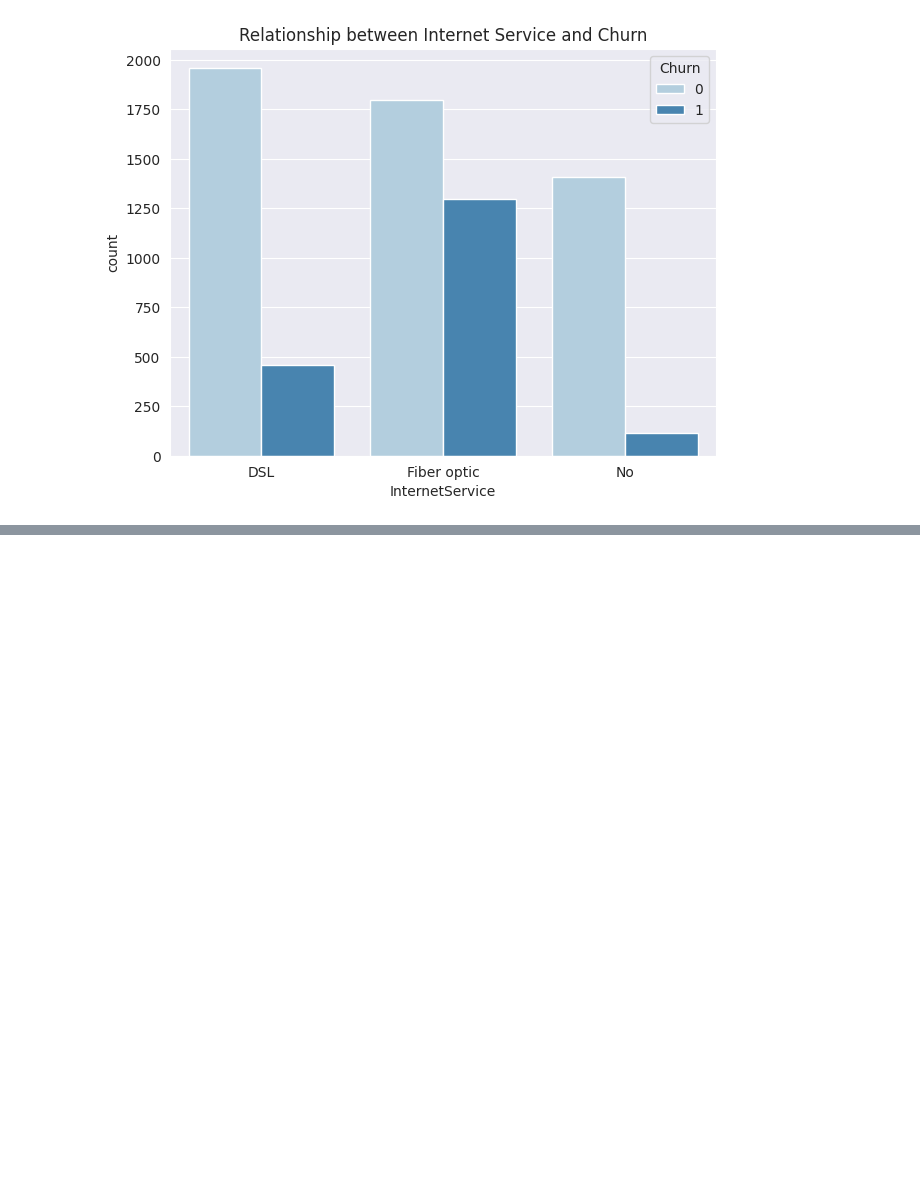
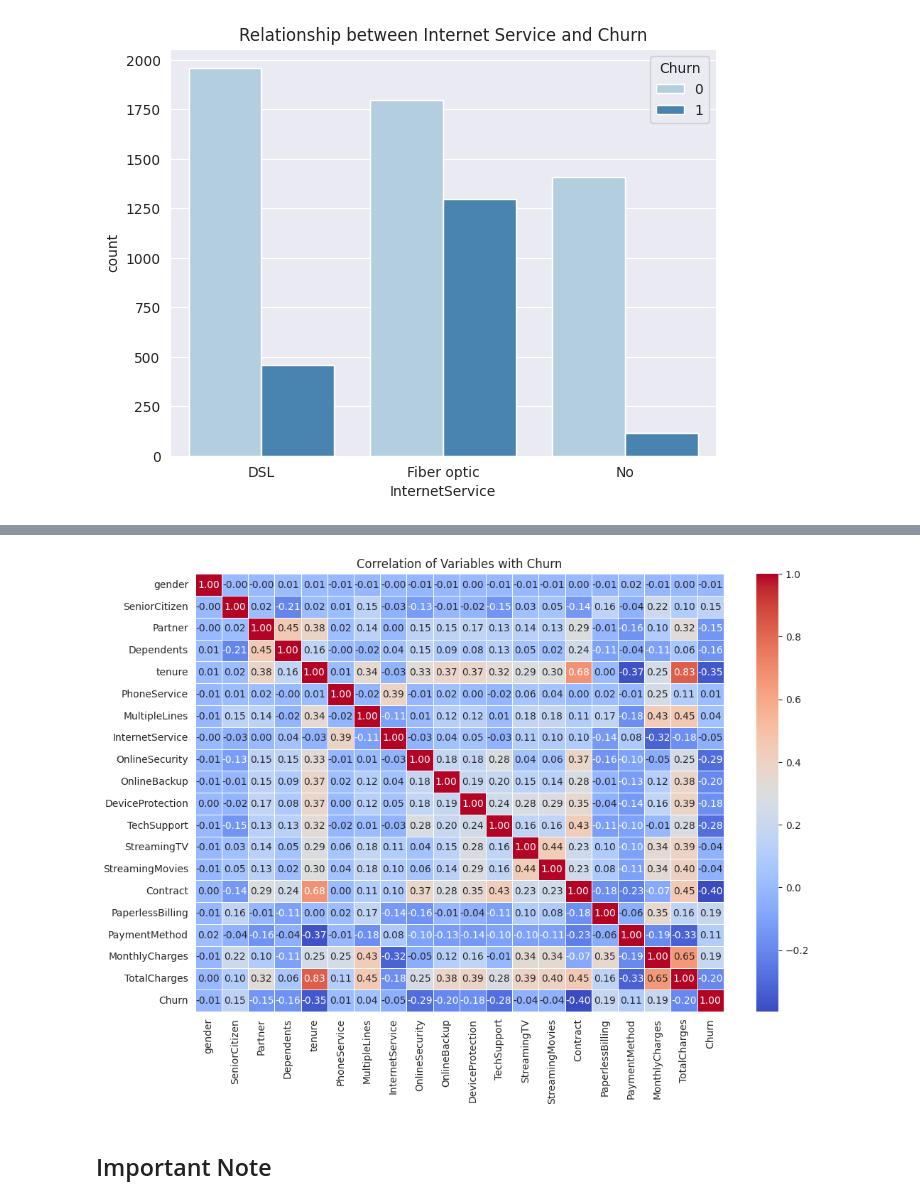
Before and after one commit to slickHnaa/Career_Accelerator_LP3-Classifcation, a Jupyter notebook: 01_Churn.ipynb, the cells around one changed output, grey strips where cells are left out. Drawn from its saved outputs; the diff is of its cells as text; code cells hidden in the pictures; blank space fills up the shorter version.

```diff
--- a/01_Churn.ipynb
+++ b/01_Churn.ipynb
@@ -724,0 +769,17 @@ plt.show()
+# %%
+LE = LabelEncoder()
+c_data['gender'] = LE.fit_transform(c_data['gender'])
+c_data['Partner'] = LE.fit_transform(c_data['Partner'])
+c_data['Dependents'] = LE.fit_transform(c_data['Dependents'])
+c_data['PhoneService'] = LE.fit_transform(c_data['PhoneService'])
+c_data['MultipleLines'] = LE.fit_transform(c_data['MultipleLines'])
+c_data['InternetService'] = LE.fit_transform(c_data['InternetService'])
+c_data['OnlineSecurity'] = LE.fit_transform(c_data['OnlineSecurity'])
+c_data['OnlineBackup'] = LE.fit_transform(c_data['OnlineBackup'])
+c_data['DeviceProtection'] = LE.fit_transform(c_data['DeviceProtection'])
+c_data['TechSupport'] = LE.fit_transform(c_data['TechSupport'])
+c_data['StreamingTV'] = LE.fit_transform(c_data['StreamingTV'])
+c_data['StreamingMovies'] = LE.fit_transform(c_data['StreamingMovies'])
+c_data['Contract'] = LE.fit_transform(c_data['Contract'])
+c_data['PaperlessBilling'] = LE.fit_transform(c_data['PaperlessBilling'])
+c_data['PaymentMethod'] = LE.fit_transform(c_data['PaymentMethod'])
@@ -725,3 +806,16 @@ plt.show()
+# %%
+# Compute correlation matrix
+correlation_matrix = c_data.corr()
+
+# Plot correlation matrix as a heatmap
+plt.figure(figsize=(12, 8))
+sns.heatmap(correlation_matrix, annot=True, cmap='coolwarm', fmt=".2f", linewidths=0.5)
+plt.title('Correlation of Variables with Churn')
+plt.show()
+# %% [output]
+[figure, added]
 # %%
 #c_data.drop('customerID', axis=1, inplace=True)
 # save to csv
+# %% [markdown]
+## Important Note
```
Also changed, not shown: parts of 44 cells of this notebook.
